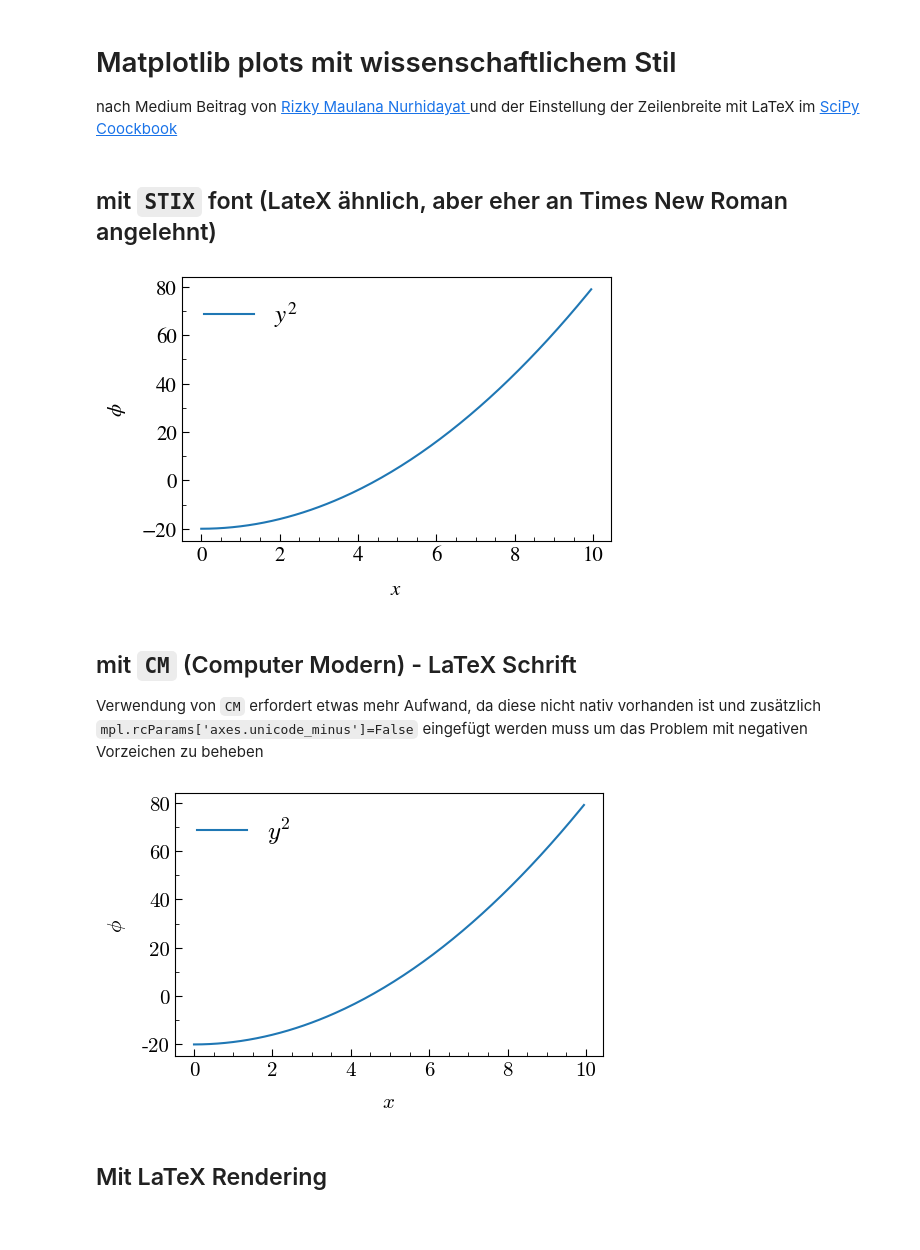
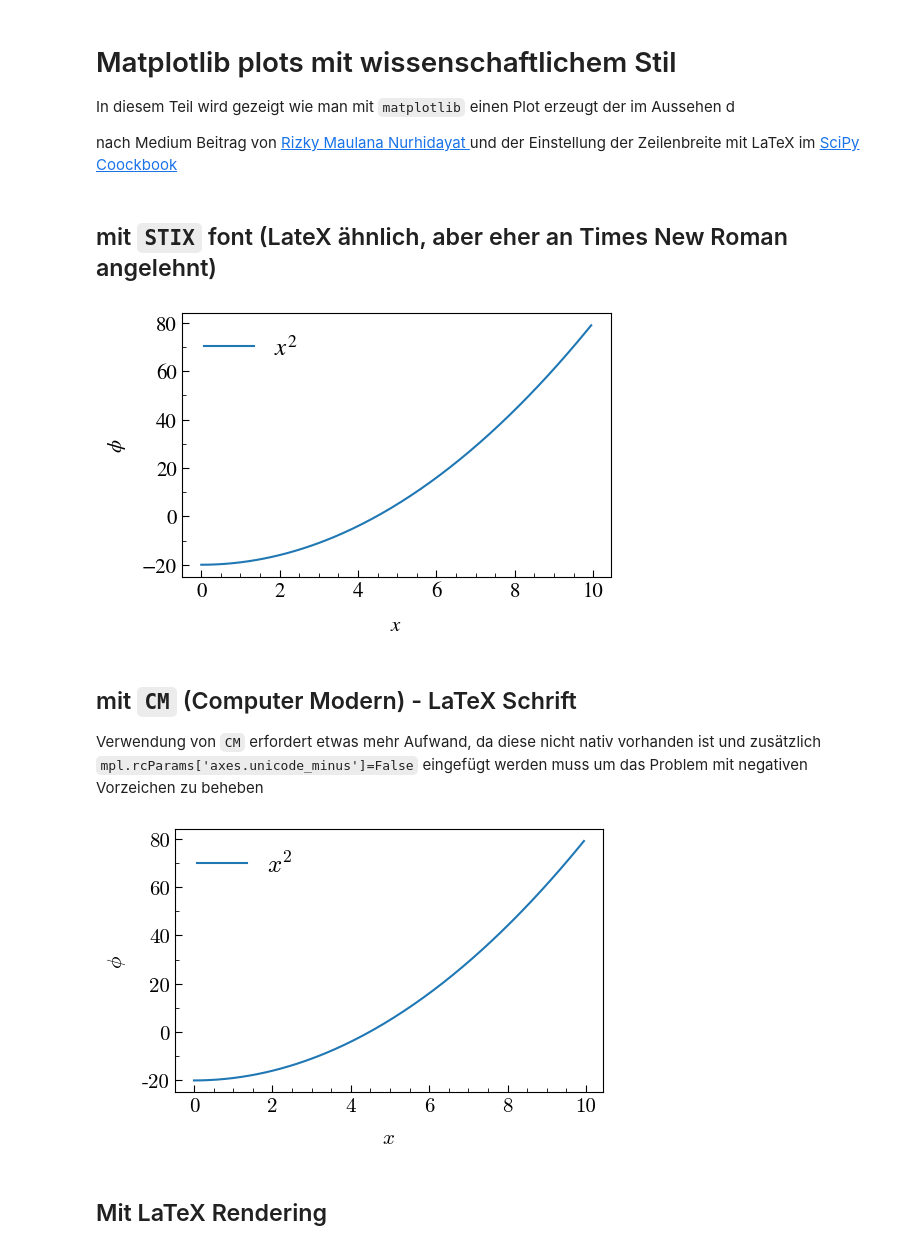
Before and after one commit to Fkaule/Datenvisualisierung-JBook, a Jupyter notebook: _sources/Datenvisualisierung/Matplotlib/scientific_plots.ipynb, the cells around one changed output. Saved outputs shown, nothing was run; the diff lists cells and outputs as text; code cells hidden in the pictures.

```diff
--- a/_sources/Datenvisualisierung/Matplotlib/scientific_plots.ipynb
+++ b/_sources/Datenvisualisierung/Matplotlib/scientific_plots.ipynb
@@ -1,6 +1,8 @@
 # %% [markdown]
 # Matplotlib plots mit wissenschaftlichem Stil
 
+In diesem Teil wird gezeigt wie man mit `matplotlib` einen Plot erzeugt der im Aussehen d
+
 nach Medium Beitrag von [Rizky Maulana Nurhidayat
 ](https://towardsdatascience.com/matplotlib-styles-for-scientific-plotting-d023f74515b4) und der Einstellung der Zeilenbreite mit LaTeX im [SciPy Coockbook](https://scipy-cookbook.readthedocs.io/items/Matplotlib_LaTeX_Examples.html)
 # %% [markdown]
@@ -33,35 +35,35 @@ plt.rcParams['ytick.major.size'] = major
 plt.rcParams['ytick.minor.size'] = minor
 plt.rcParams['axes.linewidth'] = lwidth
 plt.rcParams['legend.handlelength'] = lhandle
 
 # Bildgroesse
 fig_width_pt = 400  # Get this from LaTeX using \showthe\columnwidth
 inches_per_pt = 1.0/72.27               # Convert pt to inch
 golden_mean = (np.sqrt(5)-1.0)/2.0    # Aesthetic ratio
 fig_width = fig_width_pt*inches_per_pt  # width in inches
 fig_height = fig_width*golden_mean      # height in inches
 
 # Daten
 x = np.arange(0., 10, .05)
 y = x**2 - 20
 
 # Plot
 plt.figure(figsize=(fig_width,fig_height))
-plt.plot(x, y, label = r'$y^2$')
+plt.plot(x, y, label = r'$x^2$')
 
 # Beschriftung
 plt.legend(frameon=False)
 plt.xlabel('$x$', labelpad = 10)
 plt.ylabel('$\phi$', labelpad = 10);
 
 # Achseneinteilung
 plt.gca().xaxis.set_minor_locator(MultipleLocator(.5))
 plt.gca().yaxis.set_minor_locator(MultipleLocator(10))
 
 # Speichern
 plt.savefig('scientific_plot_font-STIX.png', dpi = 300, pad_inches = .1, bbox_inches = 'tight')
 # %% [output]
-[figure, old version]
+[figure, new version]
 # %% [markdown]
 ## mit `CM` (Computer Modern) - LaTeX Schrift
 
@@ -113,7 +115,7 @@ y = x**2 - 20
 
 # Plot
 plt.figure(figsize=(fig_width,fig_height))
-plt.plot(x, y, label = r'$y^2$')
+plt.plot(x, y, label = r'$x^2$')
 
 # Beschriftung
 plt.legend(frameon=False)
@@ -127,7 +129,7 @@ plt.gca().yaxis.set_minor_locator(MultipleLocator(10))
 # Speichern
 plt.savefig('scientific_plot_font-CM.png', dpi = 300, pad_inches = .1, bbox_inches = 'tight')
 # %% [output]
-[figure, old version]
+[figure, new version]
 # %% [markdown]
 ## Mit LaTeX Rendering
 # %%
```
Also changed, not shown: parts of 1 cell of this notebook, 5 other files.
